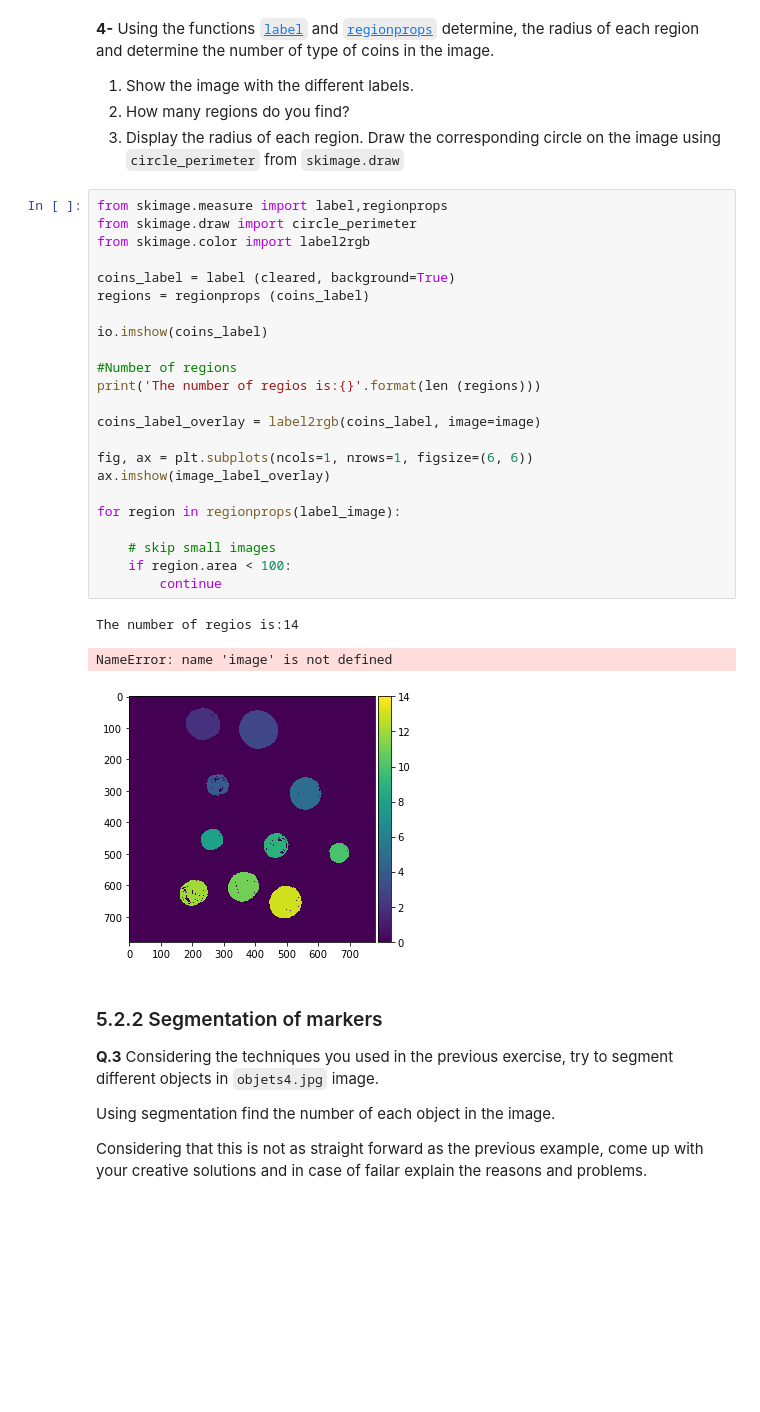
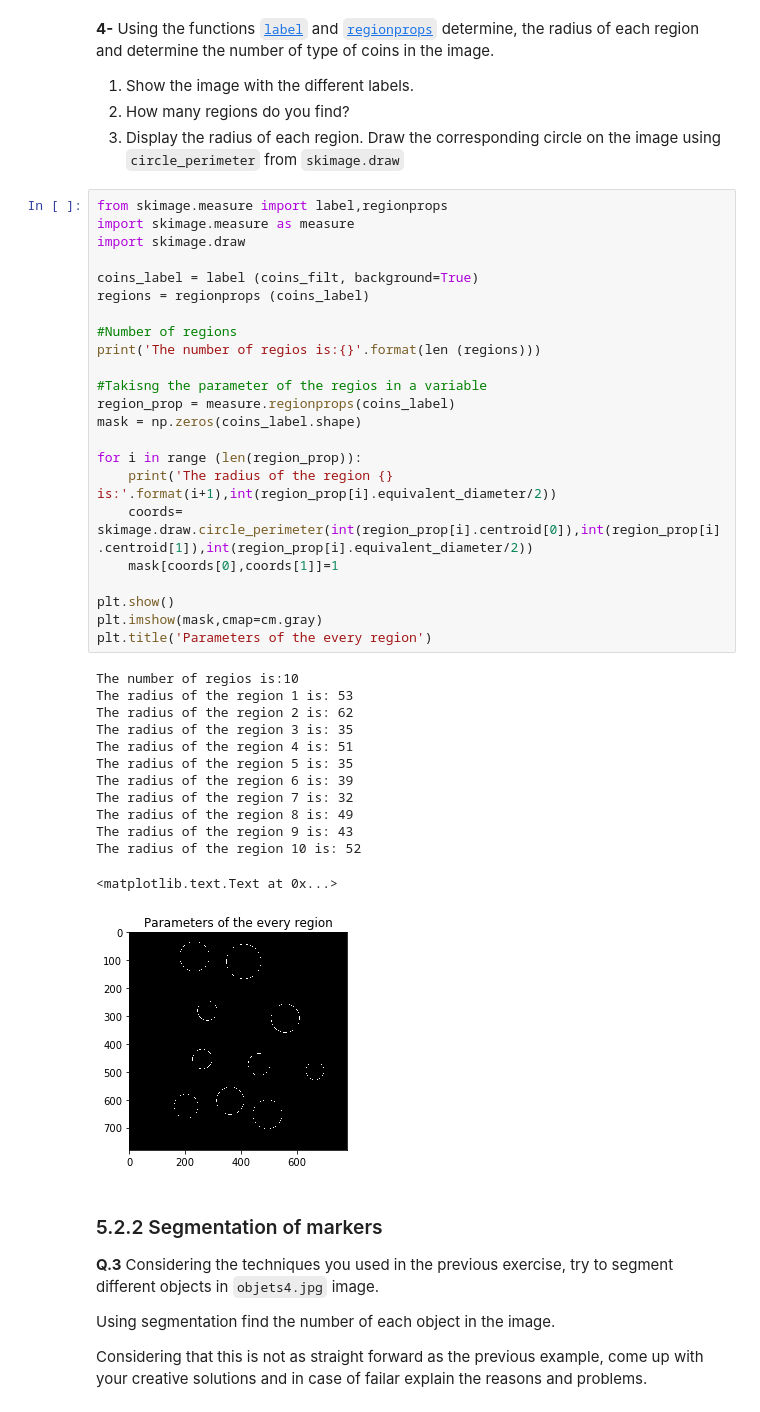
Before and after one commit to lilivalencia21/B31XB-IIP-TP-1718, a Jupyter notebook: 5-morpho-segmentation/5-morpho-segmentation.ipynb, the cells around one changed output. Cells and saved outputs as stored; diff of their text form; blank space fills up the shorter version.

```diff
--- a/5-morpho-segmentation/5-morpho-segmentation.ipynb
+++ b/5-morpho-segmentation/5-morpho-segmentation.ipynb
@@ -186,33 +186,43 @@ io.imshow (cleared)
 1. Show the image with the different labels.
 1. How many regions do you find?
 1. Display the radius of each region. Draw the corresponding circle on the image using `circle_perimeter` from `skimage.draw`
-# %%
-from skimage.measure import label,regionprops
-from skimage.draw import circle_perimeter
-from skimage.color import label2rgb
-
-coins_label = label (cleared, background=True)
-regions = regionprops (coins_label)
-
-io.imshow(coins_label)
-
-#Number of regions
-print('The number of regios is:{}'.format(len (regions)))
-
-coins_label_overlay = label2rgb(coins_label, image=image)
-
-fig, ax = plt.subplots(ncols=1, nrows=1, figsize=(6, 6))
-ax.imshow(image_label_overlay)
-
-for region in regionprops(label_image):
-
-    # skip small images
-    if region.area < 100:
-        continue
-# %% [output]
-The number of regios is:14
-NameError: name 'image' is not defined
-[figure, removed]
+# %%
+from skimage.measure import label,regionprops
+import skimage.measure as measure
+import skimage.draw
+
+coins_label = label (coins_filt, background=True)
+regions = regionprops (coins_label)
+
+#Number of regions
+print('The number of regios is:{}'.format(len (regions)))
+
+#Takisng the parameter of the regios in a variable
+region_prop = measure.regionprops(coins_label)
+mask = np.zeros(coins_label.shape)
+
+for i in range (len(region_prop)):
+    print('The radius of the region {} is:'.format(i+1),int(region_prop[i].equivalent_diameter/2))
+    coords= skimage.draw.circle_perimeter(int(region_prop[i].centroid[0]),int(region_prop[i].centroid[1]),int(region_prop[i].equivalent_diameter/2))
+    mask[coords[0],coords[1]]=1
+
+plt.show()
+plt.imshow(mask,cmap=cm.gray)
+plt.title('Parameters of the every region')
+# %% [output]
+The number of regios is:10
+The radius of the region 1 is: 53
+The radius of the region 2 is: 62
+The radius of the region 3 is: 35
+The radius of the region 4 is: 51
+The radius of the region 5 is: 35
+The radius of the region 6 is: 39
+The radius of the region 7 is: 32
+The radius of the region 8 is: 49
+The radius of the region 9 is: 43
+The radius of the region 10 is: 52
+<matplotlib.text.Text at 0x...>
+[figure, added]
 # %% [markdown]
 ### 5.2.2 Segmentation of markers
 
```
Also changed, not shown: parts of 8 cells of this notebook.
